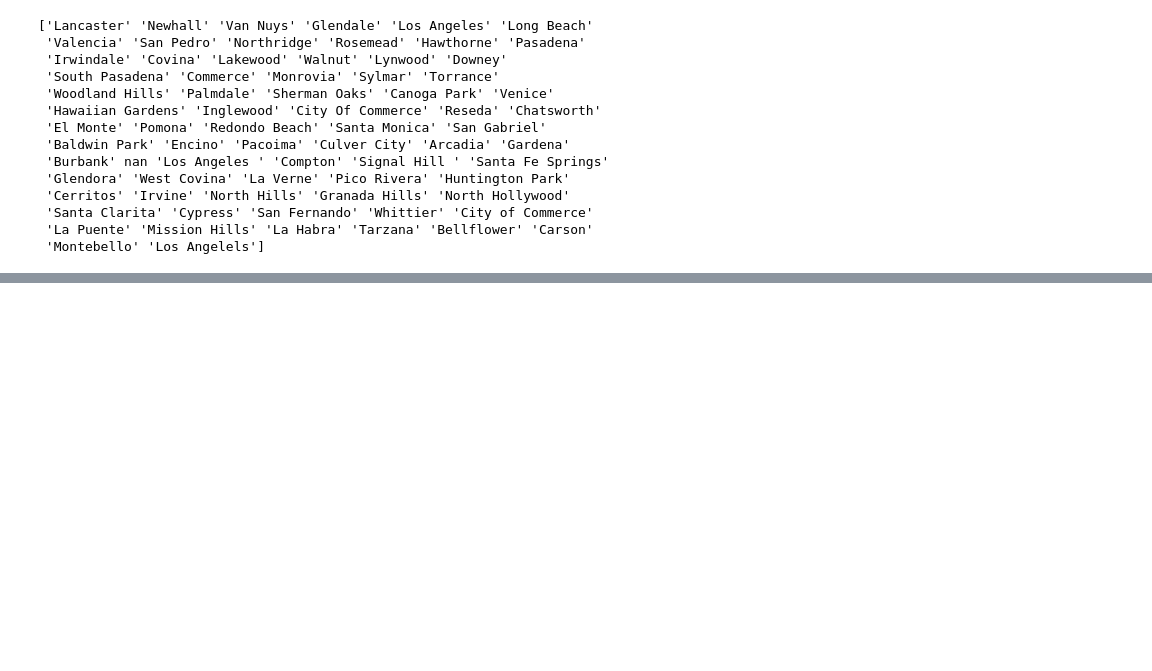
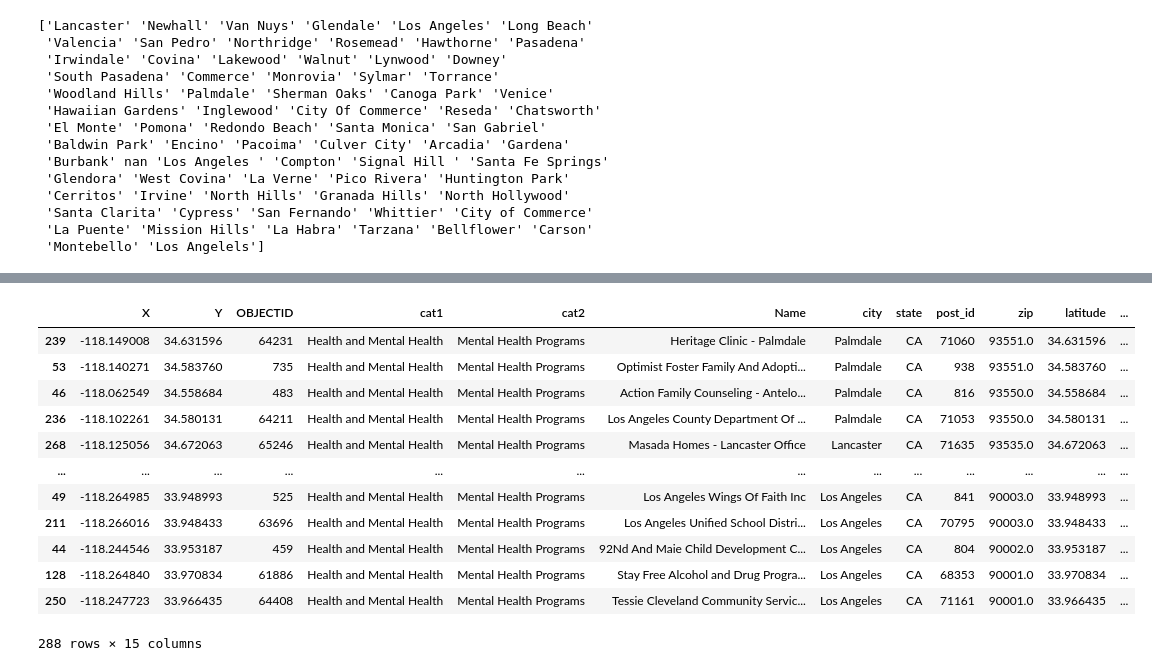
Before and after one commit to jwygonik/Crime_Analysis, a Jupyter notebook: Mental_Health_Programs copy.ipynb, the cells around one changed output, grey strips where cells are left out. Drawn from its saved outputs; the diff is of its cells as text; code cells hidden in the pictures; blank space fills up the shorter version.

```diff
--- a/Mental_Health_Programs copy.ipynb
+++ b/Mental_Health_Programs copy.ipynb
@@ -132,0 +153,4 @@ print(programs_df['city'].unique())
+# %%
+# Drop remaining null values
+programs_df = programs_df.dropna(subset=['state', 'zip','city'])
+programs_df.isnull().sum()
@@ -132,0 +174,19 @@ print(programs_df['city'].unique())
+# %%
+# Sort the df by Zip code
+
+programs_sorted = programs_df.sort_values(by = 'zip', ascending = False)
+programs_sorted
+# %% [output]
+|  | X | Y | OBJECTID | cat1 | cat2 | Name | city | state | post_id | zip | latitude | ... |
+| 239 | -118.149008 | 34.631596 | 64231 | Health and Mental Health | Mental Health Programs | Heritage Clinic - Palmdale | Palmdale | CA | 71060 | 93551.0 | 34.631596 | ... |
+| 53 | -118.140271 | 34.583760 | 735 | Health and Mental Health | Mental Health Programs | Optimist Foster Family And Adopti... | Palmdale | CA | 938 | 93551.0 | 34.583760 | ... |
+| 46 | -118.062549 | 34.558684 | 483 | Health and Mental Health | Mental Health Programs | Action Family Counseling - Antelo... | Palmdale | CA | 816 | 93550.0 | 34.558684 | ... |
+| 236 | -118.102261 | 34.580131 | 64211 | Health and Mental Health | Mental Health Programs | Los Angeles County Department Of ... | Palmdale | CA | 71053 | 93550.0 | 34.580131 | ... |
+| 268 | -118.125056 | 34.672063 | 65246 | Health and Mental Health | Mental Health Programs | Masada Homes - Lancaster Office | Lancaster | CA | 71635 | 93535.0 | 34.672063 | ... |
+| ... | ... | ... | ... | ... | ... | ... | ... | ... | ... | ... | ... | ... |
+| 49 | -118.264985 | 33.948993 | 525 | Health and Mental Health | Mental Health Programs | Los Angeles Wings Of Faith Inc | Los Angeles | CA | 841 | 90003.0 | 33.948993 | ... |
+| 211 | -118.266016 | 33.948433 | 63696 | Health and Mental Health | Mental Health Programs | Los Angeles Unified School Distri... | Los Angeles | CA | 70795 | 90003.0 | 33.948433 | ... |
+| 44 | -118.244546 | 33.953187 | 459 | Health and Mental Health | Mental Health Programs | 92Nd And Maie Child Development C... | Los Angeles | CA | 804 | 90002.0 | 33.953187 | ... |
+| 128 | -118.264840 | 33.970834 | 61886 | Health and Mental Health | Mental Health Programs | Stay Free Alcohol and Drug Progra... | Los Angeles | CA | 68353 | 90001.0 | 33.970834 | ... |
+| 250 | -118.247723 | 33.966435 | 64408 | Health and Mental Health | Mental Health Programs | Tessie Cleveland Community Servic... | Los Angeles | CA | 71161 | 90001.0 | 33.966435 | ... |
+288 rows × 15 columns
```
Also changed, not shown: parts of 4 cells of this notebook, 3 other files.
